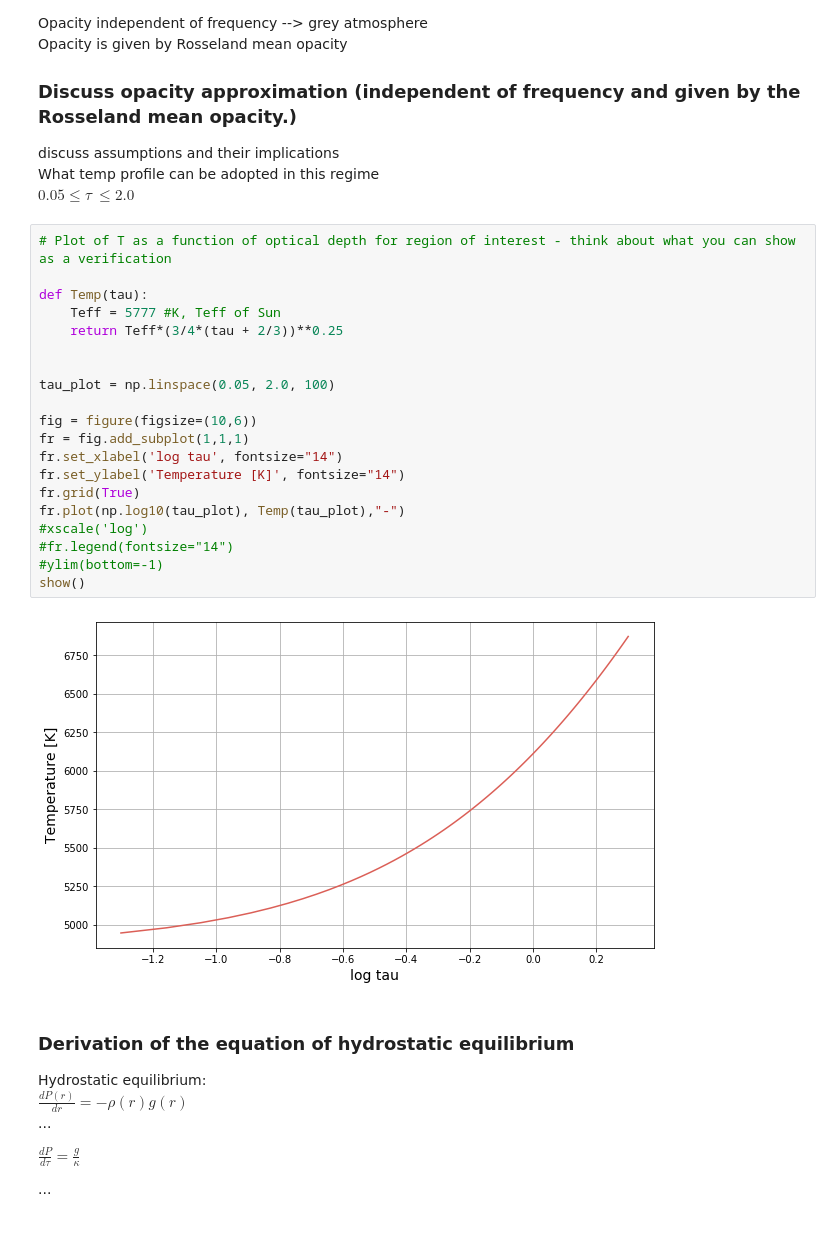
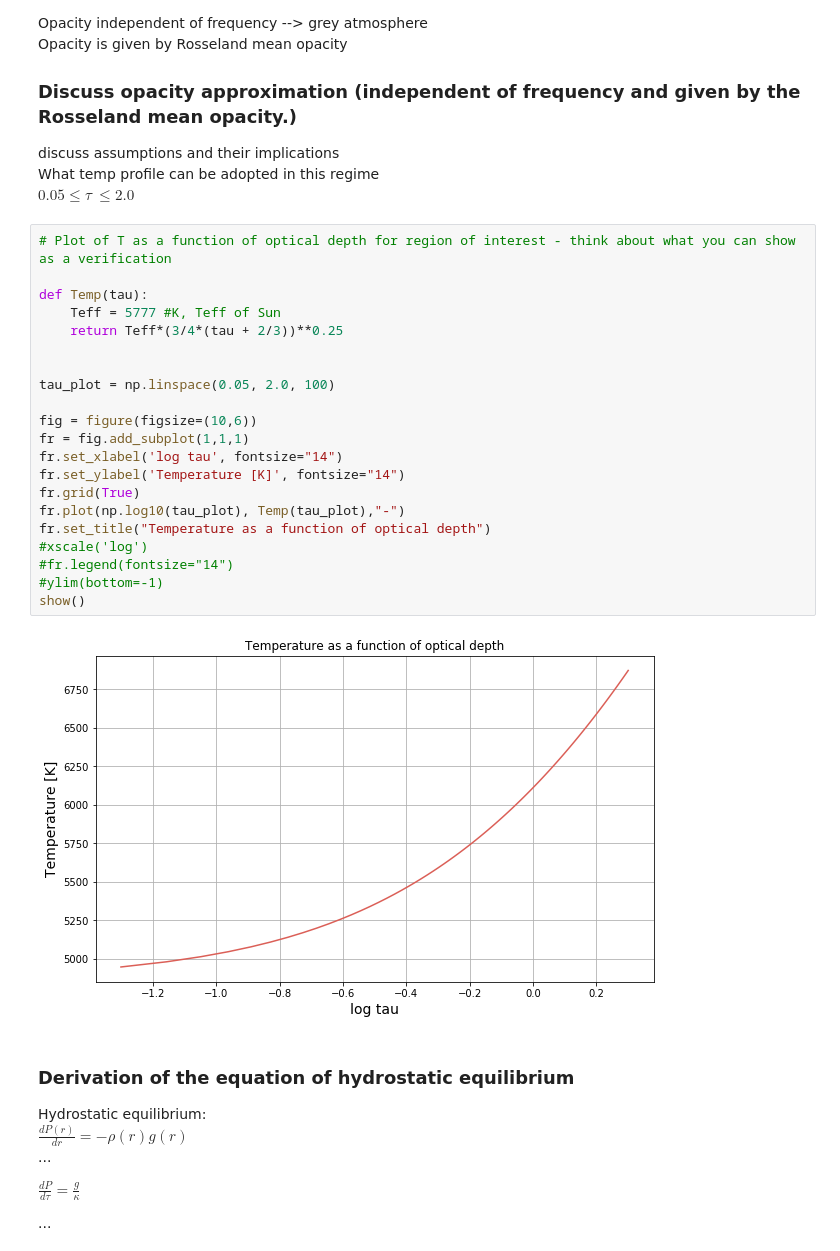
Before and after one commit to dziouba/PoS, a Jupyter notebook: PoS_Computer_Model.ipynb, the cells around one changed output. Saved outputs shown, nothing was run; the diff lists cells and outputs as text.

```diff
--- a/PoS_Computer_Model.ipynb
+++ b/PoS_Computer_Model.ipynb
@@ -220,25 +207,26 @@ $0.05 \leq \tau \ \leq 2.0$
 # %%
 # Plot of T as a function of optical depth for region of interest - think about what you can show as a verification
 
 def Temp(tau):
     Teff = 5777 #K, Teff of Sun
     return Teff*(3/4*(tau + 2/3))**0.25
 
 
 tau_plot = np.linspace(0.05, 2.0, 100)
 
 fig = figure(figsize=(10,6))
 fr = fig.add_subplot(1,1,1)
 fr.set_xlabel('log tau', fontsize="14")
 fr.set_ylabel('Temperature [K]', fontsize="14")
 fr.grid(True)
 fr.plot(np.log10(tau_plot), Temp(tau_plot),"-")
+fr.set_title("Temperature as a function of optical depth")
 #xscale('log')
 #fr.legend(fontsize="14")
 #ylim(bottom=-1)
 show()
 # %% [output]
-[figure, old version]
+[figure, new version]
 # %% [markdown]
 ### Derivation of the equation of hydrostatic equilibrium
 Hydrostatic equilibrium:
```
Also changed, not shown: parts of 13 cells of this notebook.
